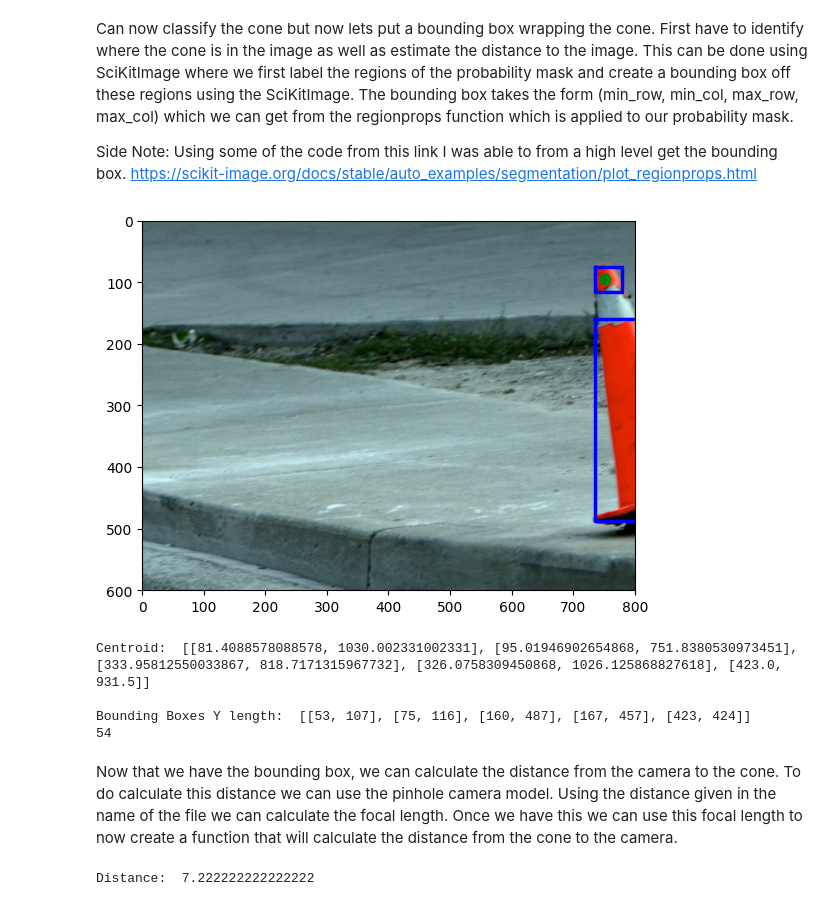
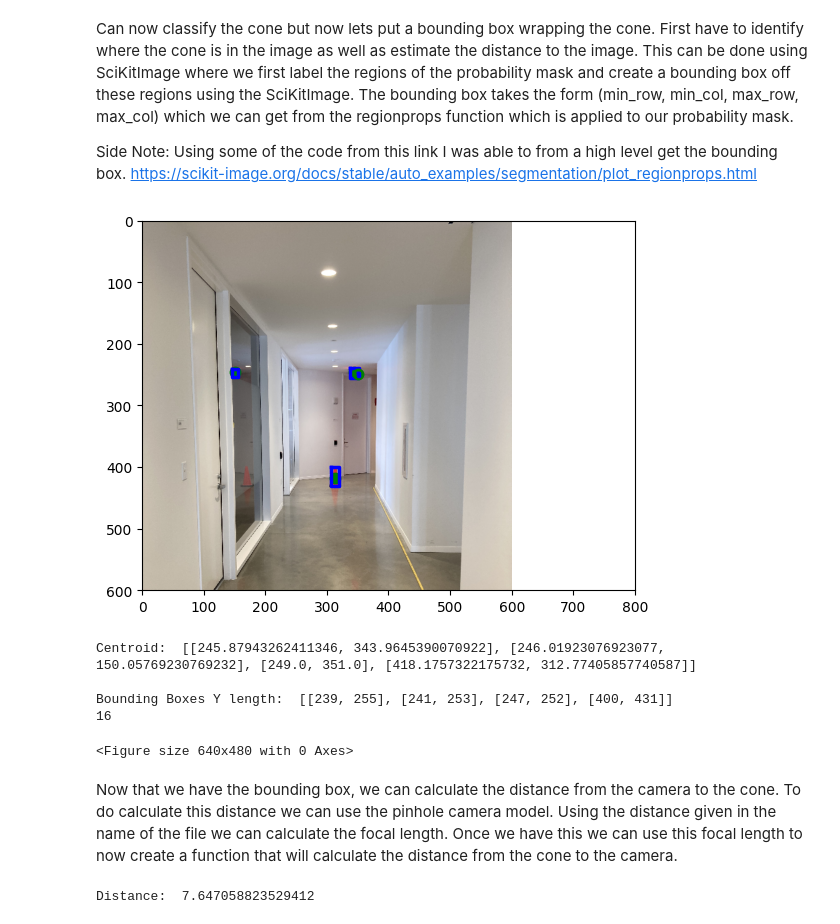
Before and after one commit to Kalva014/Color_Segmentation, a Jupyter notebook: ColorSegmentationTraining.ipynb, the cells around one changed output. Cells and saved outputs as stored; diff of their text form; code cells hidden in the pictures.

```diff
--- a/ColorSegmentationTraining.ipynb
+++ b/ColorSegmentationTraining.ipynb
@@ -32,7 +43,7 @@ def get_original_image(unlabled_folder):
         unlabeled_img = mpimg.imread(os.path.join(unlabled_folder, os.listdir(unlabled_folder)[index]))
     print("Image Name: ", os.listdir(unlabled_folder)[index])
 
-    return unlabeled_img
+    return unlabeled_img, os.listdir(unlabled_folder)[index]
 
 # This is for getting testing image
 def get_test_image(test_folder, test_image):
@@ -47,8 +58,8 @@ unlabeled_folder = 'Data/ECE5242Proj1-train'
 test_folder = 'Data/Test_Images'
 cone_roi_pixels = get_labeled_images_pixels(cone_labeled_folder)
 extra_roi_pixels = get_labeled_images_pixels(extra_labeled_folder)
-#unlabeled_img = get_original_image(unlabeled_folder)
-unlabeled_img = get_test_image(test_folder, 'traffic-cones02.png')  # THIS IS WHERE YOU
+unlabeled_img, image_name = get_original_image(unlabeled_folder)
+#unlabeled_img = get_test_image(test_folder, 'traffic-cones02.png')  # THIS IS WHERE YOU
 
 plt.imshow(unlabeled_img)
 # %% [output]
@@ -97,11 +109,10 @@ def get_RGB_Covariance(roi_pixels):
   return rgb_covariance
 
 
-orange_cone_rgb_mean = get_RGB_Mean(cone_roi_pixels)
-orange_cone_rgb_covariance = get_RGB_Covariance(cone_roi_pixels)
-extra_cone_rgb_mean = get_RGB_Mean(extra_roi_pixels)
-extra_cone_rgb_covariance = get_RGB_Covariance(extra_roi_pixels)
-
+#orange_cone_rgb_mean = get_RGB_Mean(cone_roi_pixels)
+#orange_cone_rgb_covariance = get_RGB_Covariance(cone_roi_pixels)
+#extra_cone_rgb_mean = get_RGB_Mean(extra_roi_pixels)
+#extra_cone_rgb_covariance = get_RGB_Covariance(extra_roi_pixels)
 
 # EVERYTHING BELOW IS MANUAL CALCULATIONS
 # orange_cone_rgb_covariance = np.zeros(3)
@@ -188,39 +207,44 @@ def create_bounding_box(unlabeled_img, probability_mask):
     centroid_list = []
     bounding_box_list = []
 
     for props in regions:
         [y0, x0] = props.centroid # Center of the bounding box
         centroid_list.append([y0, x0]) # Append centroids to a list considering not exactly sure
 
         ax.plot(x0, y0, '.g', markersize=15) # Center point
 
         minr, minc, maxr, maxc = props.bbox
         bx = (minc, maxc, maxc, minc, minc)
         by = (minr, minr, maxr, maxr, minr)
         ax.plot(bx, by, '-b', linewidth=2.5)
 
         bounding_box_list.append([minr, maxr]) # Append bounding box list
 
     ax.axis((0, 800, 600, 0))
     plt.show()
 
     return centroid_list, bounding_box_list
 
 
 centroids, bounding_boxes = create_bounding_box(unlabeled_img, probability_mask)
 print("\nCentroid: ", centroids)
 print("\nBounding Boxes Y length: ", bounding_boxes)
 #bounding_box_X = maxr - minr
 #bounding_box_Y = maxc - minc
 bounding_box_Y = bounding_boxes[0][1] - bounding_boxes[0][0] # Get specific bounding box and subtract maxc - minc
+print(bounding_box_Y)
 
-print(bounding_box_Y)
+# SAVE CREATED PLOT
+image_file = open(os.path.join("Data/Final_Output", image_name), "x")
+plt.imsave(os.path.join("Data/Final_Output", image_name), )
+image_file.close()
 # %% [output]
-[figure, old version]
+[figure, new version]
-Centroid:  [[81.4088578088578, 1030.002331002331], [95.01946902654868, 751.8380530973451], [333.95812550033867, 818.7171315967732], [326.0758309450868, 1026.125868827618], [423.0, 931.5]]
+Centroid:  [[245.87943262411346, 343.9645390070922], [246.01923076923077, 150.05769230769232], [249.0, 351.0], [418.1757322175732, 312.77405857740587]]
 
-Bounding Boxes Y length:  [[53, 107], [75, 116], [160, 487], [167, 457], [423, 424]]
-54
+Bounding Boxes Y length:  [[239, 255], [241, 253], [247, 252], [400, 431]]
+16
+<Figure size 640x480 with 0 Axes>
 # %% [markdown]
 Now that we have the bounding box, we can calculate the distance from the camera to the cone. To do calculate this distance we can use the pinhole camera model. Using the distance given in the name of the file we can calculate the focal length. Once we have this we can use this focal length to now create a function that will calculate the distance from the cone to the camera.
 # %%
@@ -240,4 +264,4 @@ focal_length = 22.941176470588236
 distance = get_distance(height_of_cone, focal_length, bounding_box_Y)
 print("Distance: ", distance)
 # %% [output]
-Distance:  7.222222222222222
+Distance:  7.647058823529412
```
Also changed, not shown: parts of 6 cells of this notebook, 6 other files.
